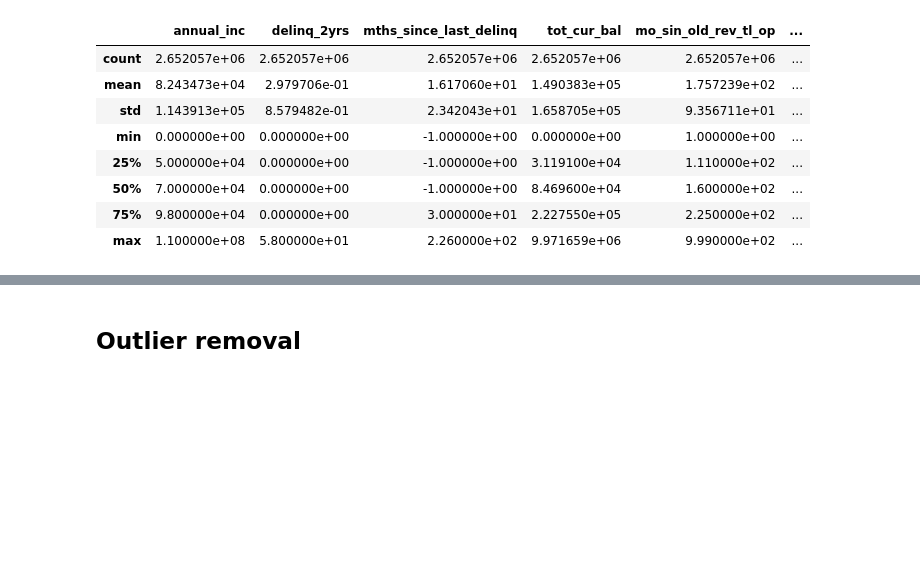
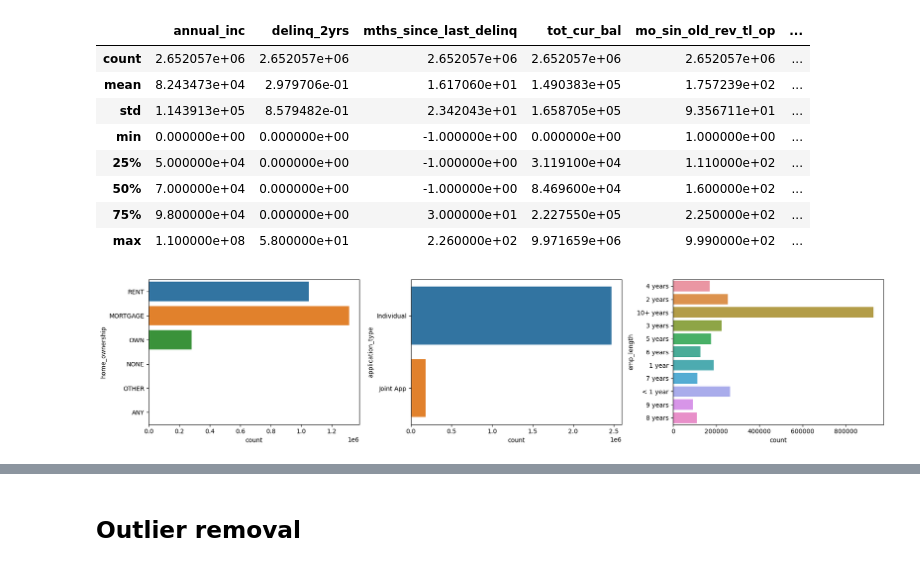
Before and after one commit to AnnaLelchuk/ITC_hackathon, a Jupyter notebook: model/EDA.ipynb, the cells around one changed output, grey strips where cells are left out. Drawn from its saved outputs; the diff is of its cells as text; code cells hidden in the pictures; blank space fills up the shorter version.

```diff
--- a/model/EDA.ipynb
+++ b/model/EDA.ipynb
@@ -6,7 +6,7 @@ from sklearn.feature_selection import chi2, SelectKBest
 import matplotlib.pyplot as plt
 import collections
 # %%
-PLOT = False
+PLOT = True
 # %% [markdown]
 # Features definitions
 # %%
@@ -495,10 +495,12 @@ if PLOT:
     # sns.heatmap(df[numerical + target + garbage].corr(method='spearman'), annot=True, fmt=".2f", mask = mask, square = True, ax=axes[1]);
 # %%
 if PLOT:
-    fig, axes = plt.subplots(2, 2, figsize=(18, 10))
+    fig, axes = plt.subplots(1, 3, figsize=(18, 4))
     for i, feature in enumerate(categorical):
         ax = axes.flat[i]
         sns.countplot(data=df, y=feature, ax=ax)
     plt.tight_layout()
+# %% [output]
+[figure, added]
 # %%
 if PLOT:
```
Also changed, not shown: parts of 23 cells of this notebook, 2 other files.
